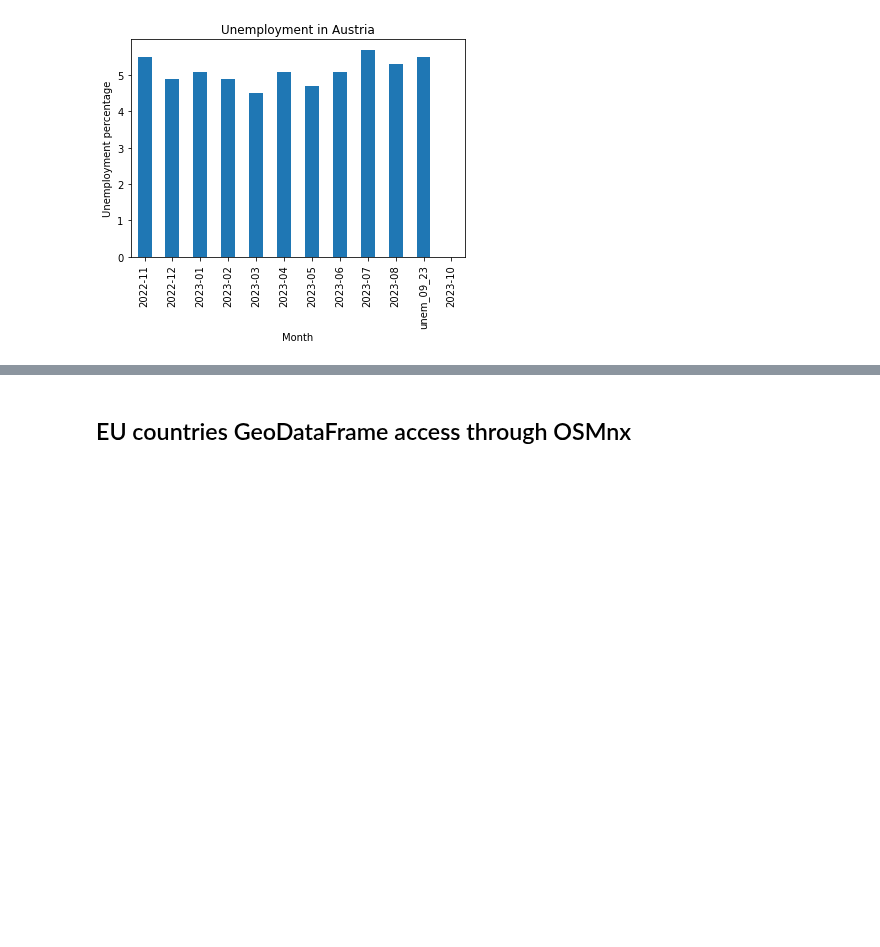
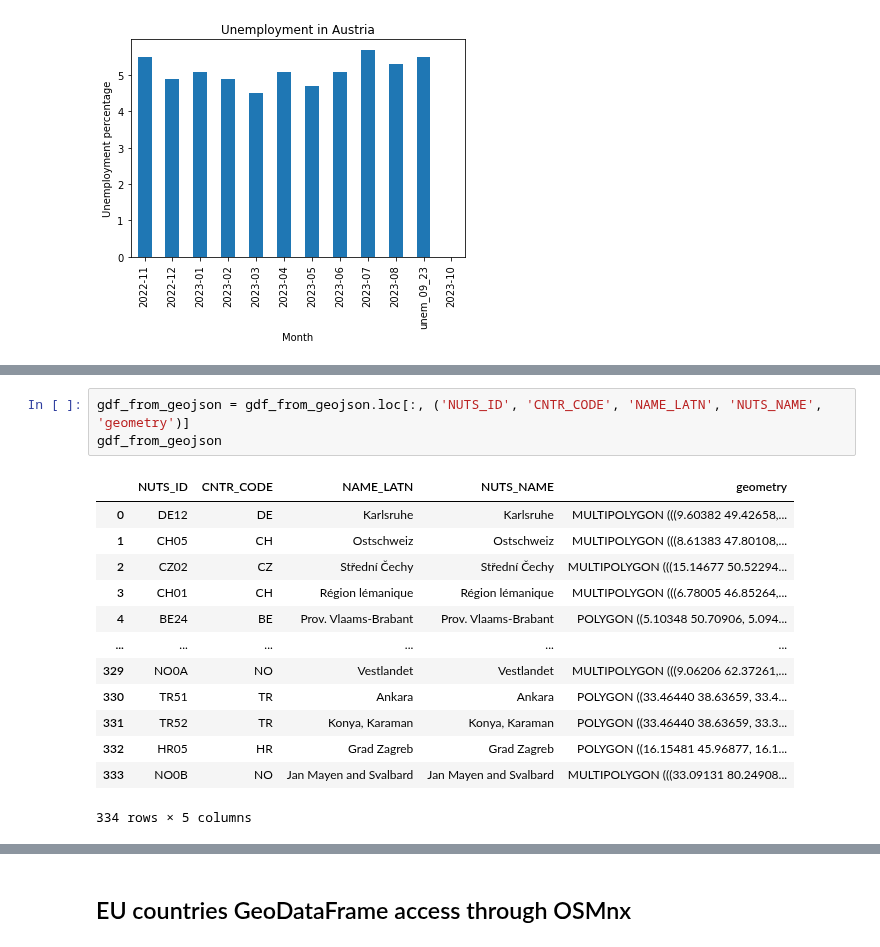
Before and after one commit to GISAdamToth/ArcGIS_Notebooks_thesis, a Jupyter notebook: eurostat/eurostat.ipynb, the cells around one changed output, grey strips where cells are left out. Drawn from its saved outputs; the diff is of its cells as text; blank space fills up the shorter version.

```diff
--- a/eurostat/eurostat.ipynb
+++ b/eurostat/eurostat.ipynb
@@ -175,0 +241,17 @@ _ = ax.set_ylabel('Unemployment percentage')
+# %%
+gdf_from_geojson = gdf_from_geojson.loc[:, ('NUTS_ID', 'CNTR_CODE', 'NAME_LATN', 'NUTS_NAME', 'geometry')]
+gdf_from_geojson
+# %% [output]
+|  | NUTS_ID | CNTR_CODE | NAME_LATN | NUTS_NAME | geometry |
+| 0 | DE12 | DE | Karlsruhe | Karlsruhe | MULTIPOLYGON (((9.60382 49.42658,... |
+| 1 | CH05 | CH | Ostschweiz | Ostschweiz | MULTIPOLYGON (((8.61383 47.80108,... |
+| 2 | CZ02 | CZ | Střední Čechy | Střední Čechy | MULTIPOLYGON (((15.14677 50.52294... |
+| 3 | CH01 | CH | Région lémanique | Région lémanique | MULTIPOLYGON (((6.78005 46.85264,... |
+| 4 | BE24 | BE | Prov. Vlaams-Brabant | Prov. Vlaams-Brabant | POLYGON ((5.10348 50.70906, 5.094... |
+| ... | ... | ... | ... | ... | ... |
+| 329 | NO0A | NO | Vestlandet | Vestlandet | MULTIPOLYGON (((9.06206 62.37261,... |
+| 330 | TR51 | TR | Ankara | Ankara | POLYGON ((33.46440 38.63659, 33.4... |
+| 331 | TR52 | TR | Konya, Karaman | Konya, Karaman | POLYGON ((33.46440 38.63659, 33.3... |
+| 332 | HR05 | HR | Grad Zagreb | Grad Zagreb | POLYGON ((16.15481 45.96877, 16.1... |
+| 333 | NO0B | NO | Jan Mayen and Svalbard | Jan Mayen and Svalbard | MULTIPOLYGON (((33.09131 80.24908... |
+334 rows × 5 columns
```
Also changed, not shown: parts of 23 cells of this notebook, 2 other files.
